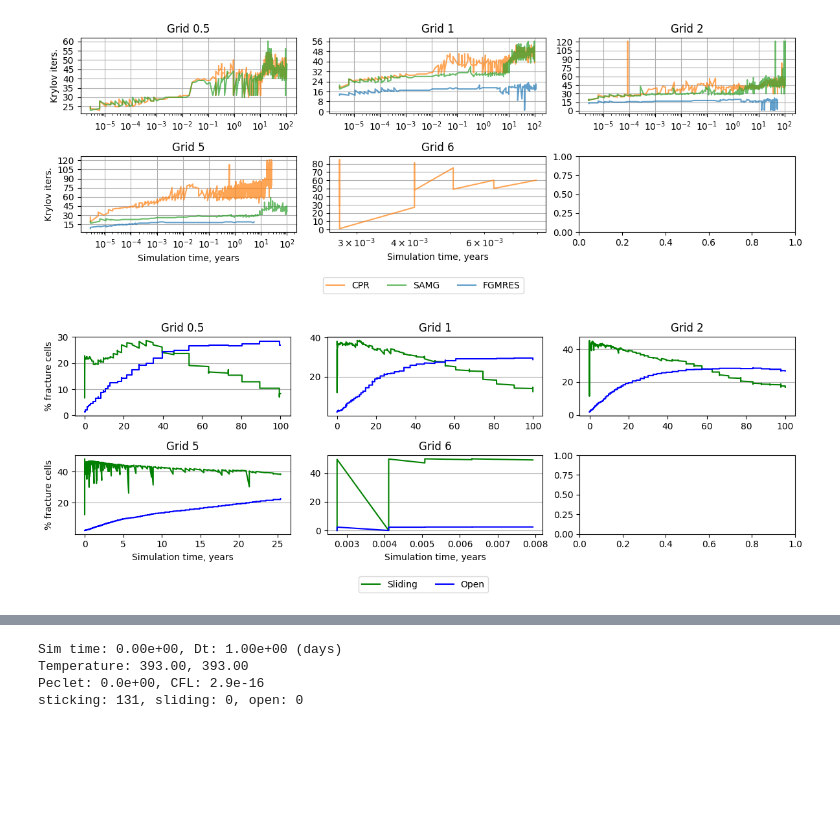
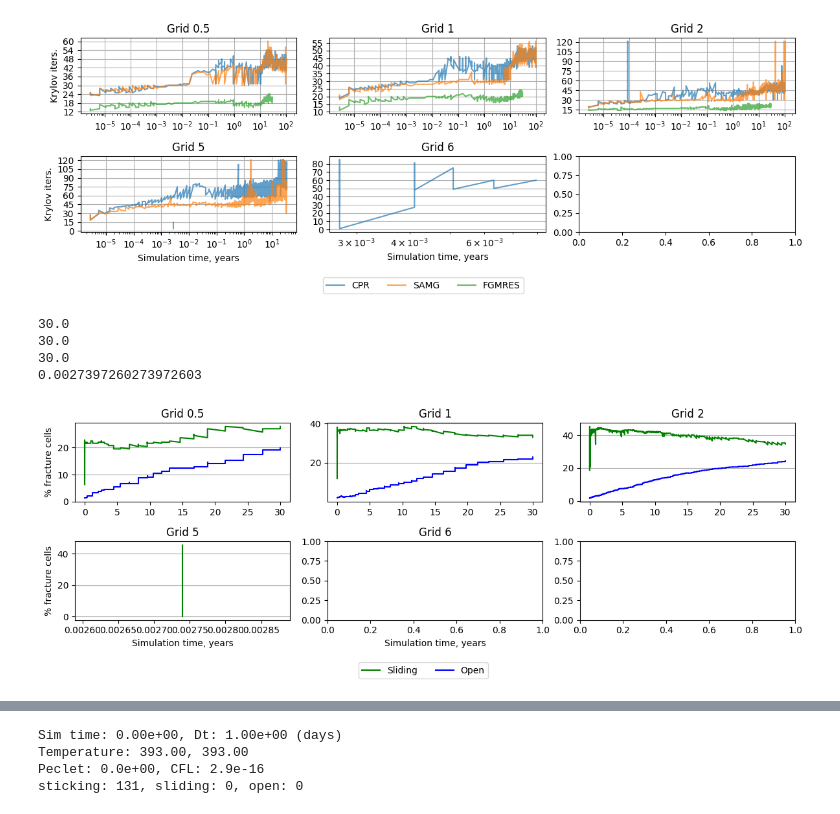
Before and after one commit to Yuriyzabegaev/FTHM-Solver, a Jupyter notebook: thermal/experiment_thermal_5_results.ipynb, the cells around one changed output, grey strips where cells are left out. Saved outputs shown, nothing was run; the diff lists cells and outputs as text; code cells hidden in the pictures; blank space fills up the shorter version.

```diff
--- a/thermal/experiment_thermal_5_results.ipynb
+++ b/thermal/experiment_thermal_5_results.ipynb
@@ -18,9 +18,9 @@ grids = [
 data = {}
 names = {}
 solvers = [
-    "FGMRES",
     "CPR",
     "SAMG",
+    "FGMRES",
     # 'S4_diag',
 ]
 colors = {name: f"C{i}" for i, name in enumerate(solvers)}
@@ -68,10 +68,10 @@ plot_grid(
     data, render_element, shape=shape, figsize=figsize, legend=True, ax_titles=names, xlabel='Simulation time, years'
 )
 # %% [output]
-[figure, old version]
+[figure, new version]
 # %%
 def render_element(i: int, entry: Sequence[TimeStepStats]):
-    entry = entry.get('CPR')
+    entry = entry.get('FGMRES')
     if entry is None:
         return
     ts = np.cumsum(get_time_steps(entry))
@@ -80,35 +80,39 @@ def render_element(i: int, entry: Sequence[TimeStepStats]):
     st, sl, op = get_num_sticking_sliding_open(entry)
     total = st + sl + op
     # color_time_steps(entry, fill=True, grid=False, legend=True)
     plt.gca().grid(False)
     plt.gca().grid(True, which="major", axis="y")
     marker = None
     plt.plot(ts[ls] / YEAR, sl / total * 100, label="Sliding", marker=marker, color=COLOR_SLIDING)
     plt.plot(ts[ls]/ YEAR, op / total * 100, label="Open", marker=marker, color=COLOR_OPEN)
-
+    print(ts[ls][-1] / YEAR)
     cfl = get_cfl(entry)
     peclet_max = get_peclet_max(entry)
     peclet_mean = get_peclet_mean(entry)
     diffusion = get_fourier_max(entry)
     convection = get_enthalpy_max(entry)
     # plt.twinx()
     # plt.plot(cfl, label='CFL')
     # plt.plot(diffusion, label=r'$P_{max}$')
     # plt.yscale('log')
 
 plot_grid(
     data,
     render_element,
     shape=shape,
     figsize=figsize,
     ylabel="% fracture cells",
     xlabel='Simulation time, years',
     ax_titles=names,
     #   ylabel="Fract. len., m"
 )
 # plt.savefig(save_path + 'fracture_length.pdf', bbox_inches='tight')
 # %% [output]
+30.0
+30.0
+30.0
+0.0027397260273972603
-[figure, old version]
+[figure, new version]
 # %%
 from collections import defaultdict
 import pandas as pd
```
Also changed, not shown: parts of 2 cells of this notebook, 2 other files.
